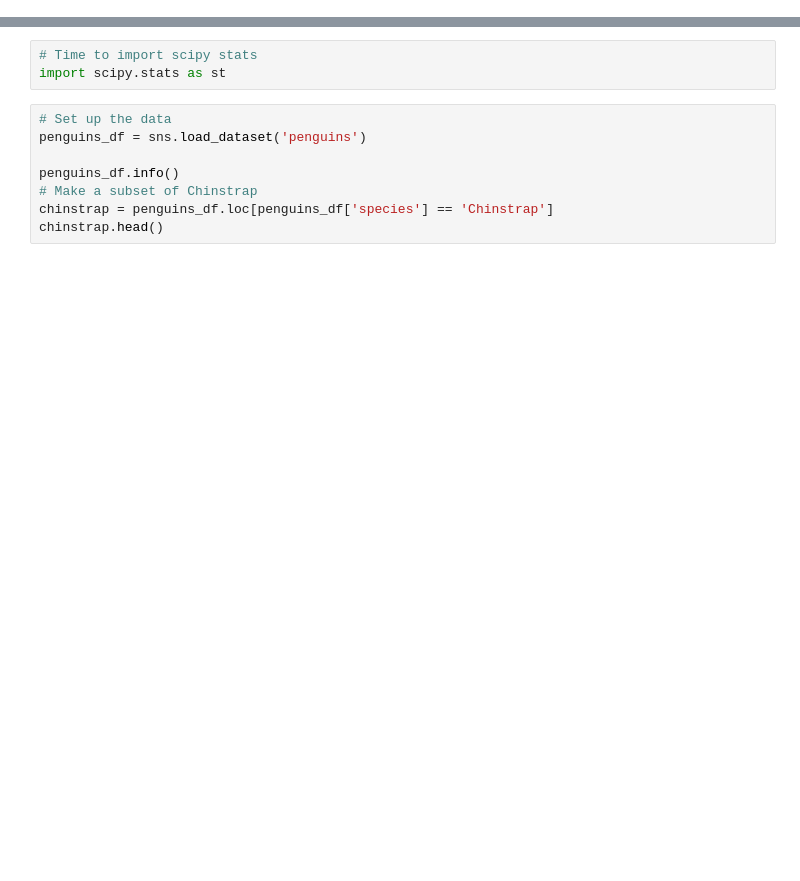
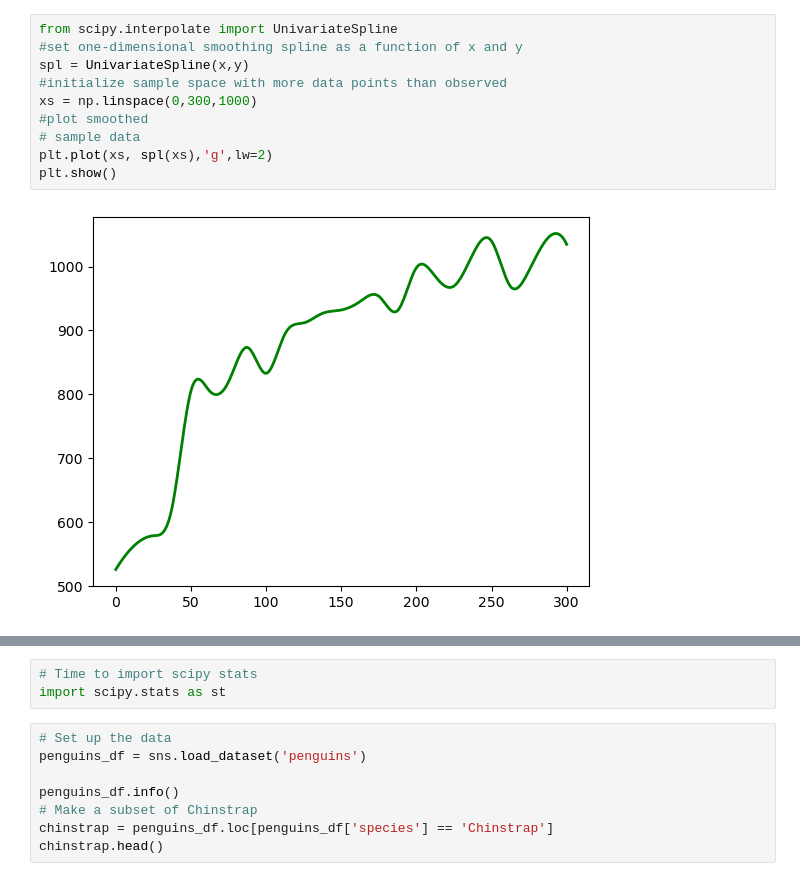
Before and after one commit to aksandhu23/eds-217-scipy-tutorial, a Jupyter notebook: scipy-tutorial.ipynb, the cells around one changed output, grey strips where cells are left out. Cells and saved outputs as stored; diff of their text form; blank space fills up the shorter version.

```diff
--- a/scipy-tutorial.ipynb
+++ b/scipy-tutorial.ipynb
@@ -21,0 +66,12 @@ Hopefully we do not have merge conflicts
+# %%
+from scipy.interpolate import UnivariateSpline
+#set one-dimensional smoothing spline as a function of x and y
+spl = UnivariateSpline(x,y)
+#initialize sample space with more data points than observed
+xs = np.linspace(0,300,1000)
+#plot smoothed
+# sample data
+plt.plot(xs, spl(xs),'g',lw=2)
+plt.show()
+# %% [output]
+[figure, added]
```
Also changed, not shown: parts of 14 cells of this notebook.
